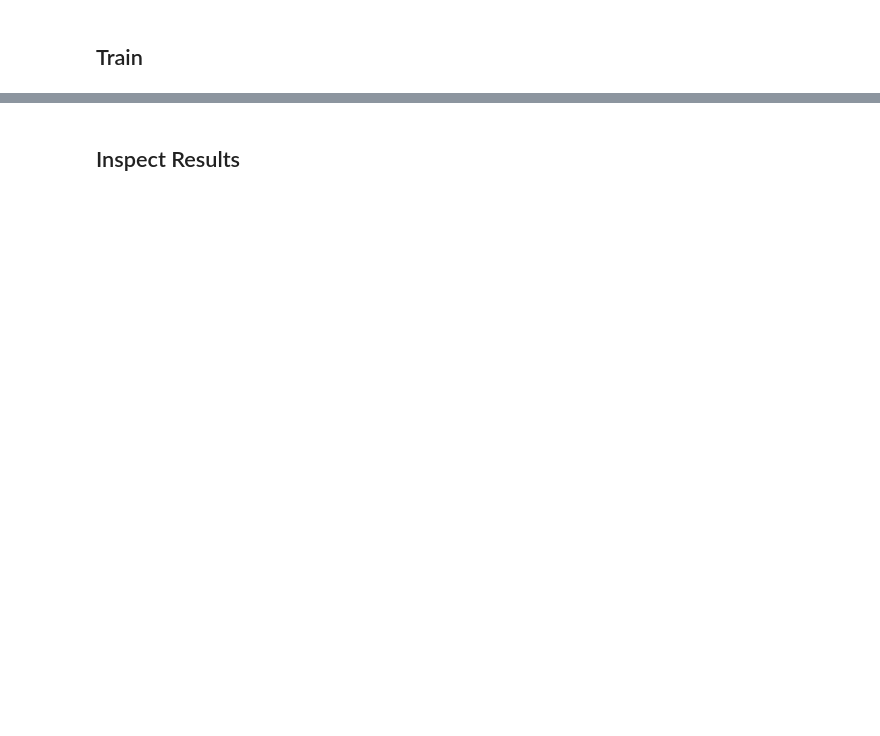
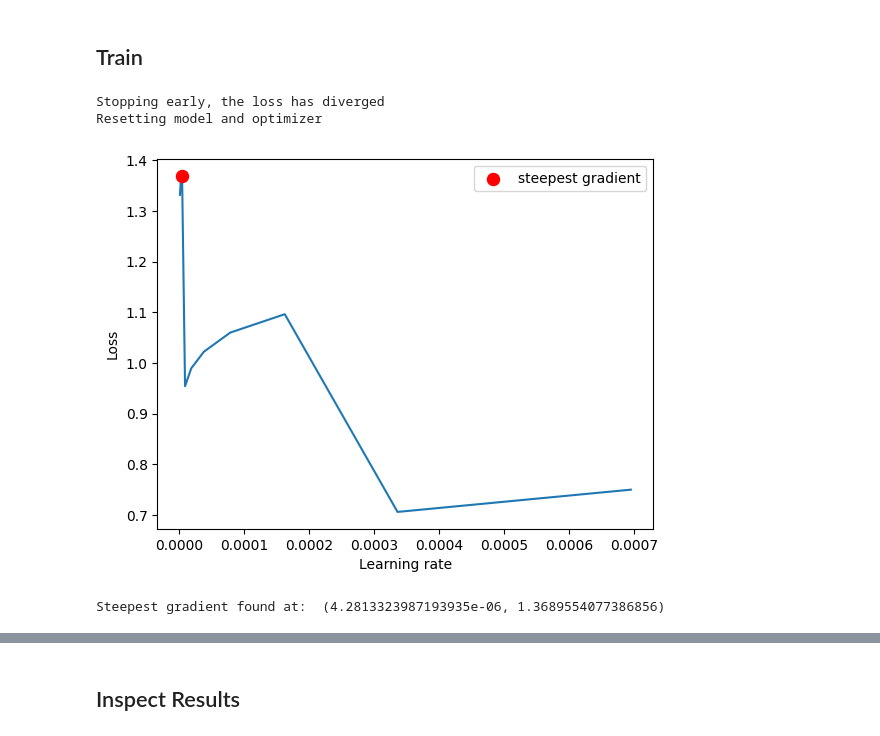
Before and after one commit to aubricot/CV_for_flower_CT, a Jupyter notebook: Cacao_Whole_Flower_Seg_unetr_train.ipynb, the cells around one changed output, grey strips where cells are left out. Drawn from its saved outputs; the diff is of its cells as text; code cells hidden in the pictures; blank space fills up the shorter version.

```diff
--- a/Cacao_Whole_Flower_Seg_unetr_train.ipynb
+++ b/Cacao_Whole_Flower_Seg_unetr_train.ipynb
@@ -507,24 +591,27 @@ else:
 # %%
 #@title Find optimal learning rate based on model parameters
 from monai.optimizers import LearningRateFinder
 
 # Define lower and upper learning rates to inspect
 lower_lr, upper_lr = 1e-6, 1
 # Add lower_lr to optimizer
-if "Adam" in optimizer:
-    optimizer = torch.optim.AdamW(model.parameters(), lr=lower_lr, weight_decay=weight_decay, amsgrad=amsgrad)
-else:
-    optimizer = Novograd(model.parameters(), lr=lower_lr, weight_decay=weight_decay, amsgrad=amsgrad)
+#optimizer = Novograd(model.parameters(), lr=lower_lr, weight_decay=weight_decay, amsgrad=amsgrad)
+optimizer = torch.optim.AdamW(model.parameters(), lr=lower_lr, weight_decay=weight_decay, amsgrad=amsgrad)
 
 # Find optimal learning rate
 criterion = loss_function
 optimizer = optimizer
 lr_finder = LearningRateFinder(model, optimizer, criterion)
 lr_finder.range_test(train_loader, end_lr=upper_lr, num_iter=20)
 lr_finder.get_steepest_gradient()
 lr_finder.plot(log_lr=False)
 
 print("Steepest gradient found at: ", lr_finder.get_steepest_gradient())
+# %% [output]
+Stopping early, the loss has diverged
+Resetting model and optimizer
+[figure, added]
+Steepest gradient found at:  (4.2813323987193935e-06, 1.3689554077386856)
 # %%
 #@title Train pipeline
 # Modified from : Copyright (c) MONAI Consortium and [Apache License, Version 2.0](http://www.apache.org/licenses/LICENSE-2.0)
```
Also changed, not shown: parts of 16 cells of this notebook.
